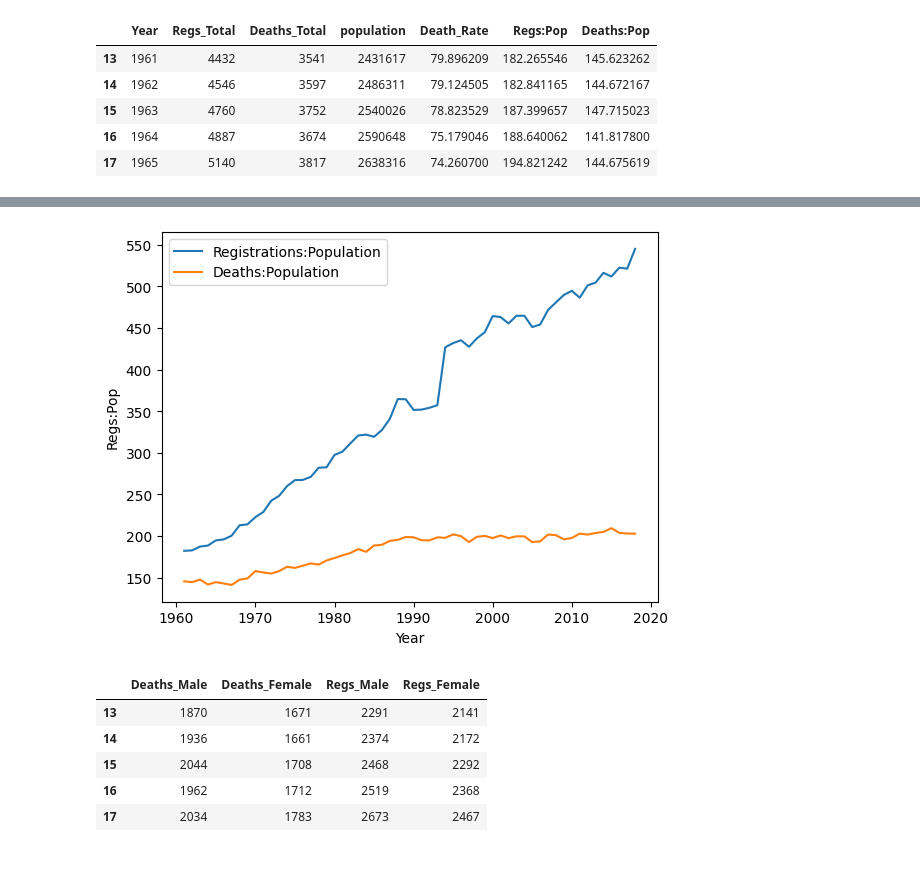
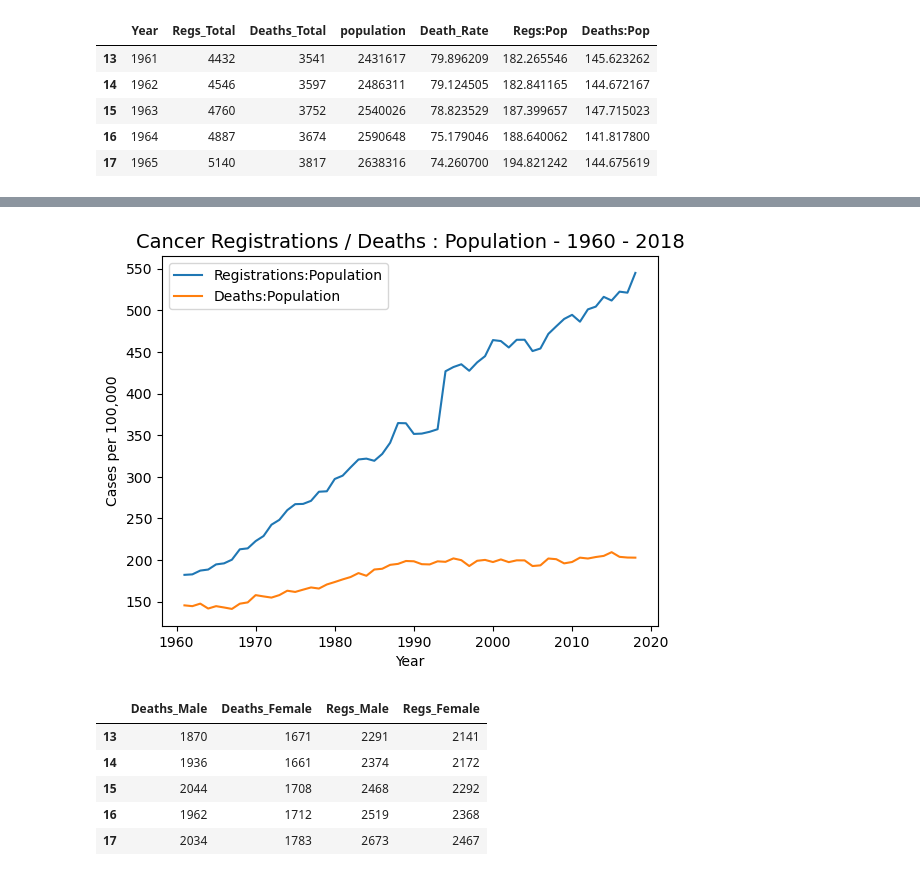
Before and after one commit to AzalizaLey/Analytics_Projects, a Jupyter notebook: ExploringNZData/Cancer.ipynb, the cells around one changed output, grey strips where cells are left out. Drawn from its saved outputs; the diff is of its cells as text; code cells hidden in the pictures.

```diff
--- a/ExploringNZData/Cancer.ipynb
+++ b/ExploringNZData/Cancer.ipynb
@@ -141,8 +199,14 @@ sns.lineplot(data=compdf2, x='Year', y='Death_Rate')
 # %%
+#Deaths per capita have largely stayed steady since 1990, would suggest that the lower
+#death:registration ratio is largely due to improved screening (barring mid 1990 jump
+#which I would hypothesise is due to change in way cancer is registered
 sns.lineplot(data=compdf2, x='Year', y='Regs:Pop', label='Registrations:Population')
 sns.lineplot(data=compdf2, x='Year', y='Deaths:Pop', label='Deaths:Population')
 plt.legend()
+plt.xlabel('Year')
+plt.ylabel('Cases per 100,000')
+plt.title('Cancer Registrations / Deaths : Population - 1960 - 2018', fontsize = 14)
 plt.show()
 # %% [output]
-[figure, old version]
+[figure, new version]
 # %%
```
Also changed, not shown: parts of 35 cells of this notebook.
